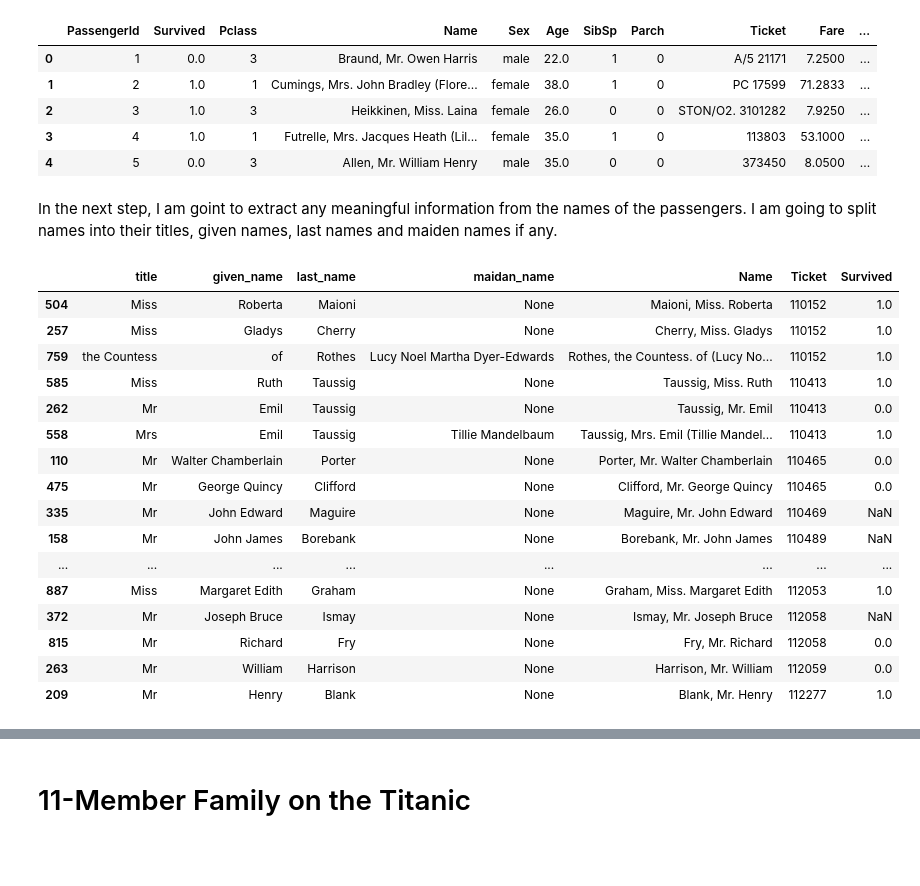
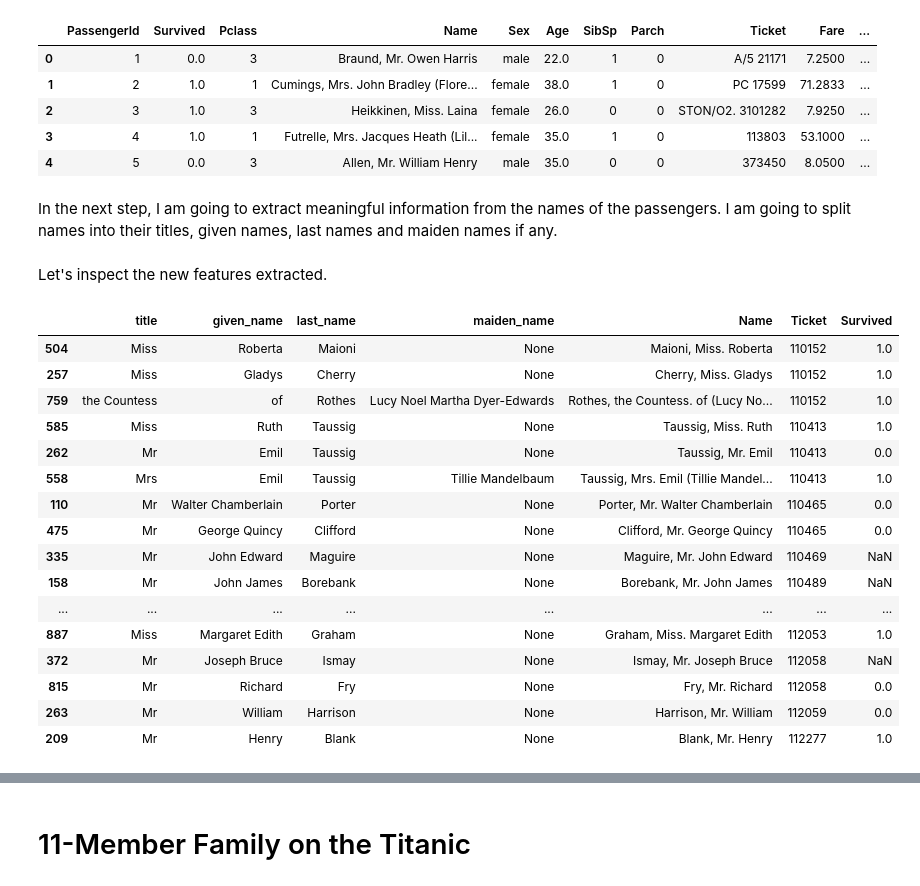
Before and after one commit to devbilalkhan/titanic-eda, a Jupyter notebook: titanic_text_analysis.ipynb, the cells around one changed output, grey strips where cells are left out. Saved outputs shown, nothing was run; the diff lists cells and outputs as text; code cells hidden in the pictures; blank space fills up the shorter version.

```diff
--- a/titanic_text_analysis.ipynb
+++ b/titanic_text_analysis.ipynb
@@ -74,16 +65,18 @@ df.head()
 | 3 | 4 | 1.0 | 1 | Futrelle, Mrs. Jacques Heath (Lil... | female | 35.0 | 1 | 0 | 113803 | 53.1000 | ... |
 | 4 | 5 | 0.0 | 3 | Allen, Mr. William Henry | male | 35.0 | 0 | 0 | 373450 | 8.0500 | ... |
 # %% [markdown]
-In the next step, I am goint to extract any meaningful information from the names of the passengers. I am going to split names into their titles, given names, last names and maiden names if any.
+In the next step, I am going to extract meaningful information from the names of the passengers. I am going to split names into their titles, given names, last names and maiden names if any.
 # %%
 df['title'] = df["Name"].apply(lambda name: name.split(',')[1].split('.')[0].strip())
-df['maidan_name'] = df["Name"].apply(lambda name: name.replace("\"", "").split('(')[1].split(')')[0] if '(' in name and ')' in name else None)
+df['maiden_name'] = df["Name"].apply(lambda name: name.replace("\"", "").split('(')[1].split(')')[0] if '(' in name and ')' in name else None)
 df['given_name'] = df["Name"].apply(lambda name: name.split('.')[1].strip().split("(")[0].strip() if '(' in name else name.split('.')[1].strip())
 df['last_name'] = df["Name"].apply(lambda name: name.split(',')[0])
+# %% [markdown]
+Let's inspect the new features extracted.
 # %%
-df[['title', 'given_name', 'last_name', 'maidan_name','Name', 'Ticket', 'Survived']].sort_values(by='Ticket').head(30)
+df[['title', 'given_name', 'last_name', 'maiden_name','Name', 'Ticket', 'Survived']].sort_values(by='Ticket').head(30)
 # %% [output]
-|  | title | given_name | last_name | maidan_name | Name | Ticket | Survived |
+|  | title | given_name | last_name | maiden_name | Name | Ticket | Survived |
 | 504 | Miss | Roberta | Maioni | None | Maioni, Miss. Roberta | 110152 | 1.0 |
 | 257 | Miss | Gladys | Cherry | None | Cherry, Miss. Gladys | 110152 | 1.0 |
 | 759 | the Countess | of | Rothes | Lucy Noel Martha Dyer-Edwards | Rothes, the Countess. of (Lucy No... | 110152 | 1.0 |
```
Also changed, not shown: parts of 31 cells of this notebook.
